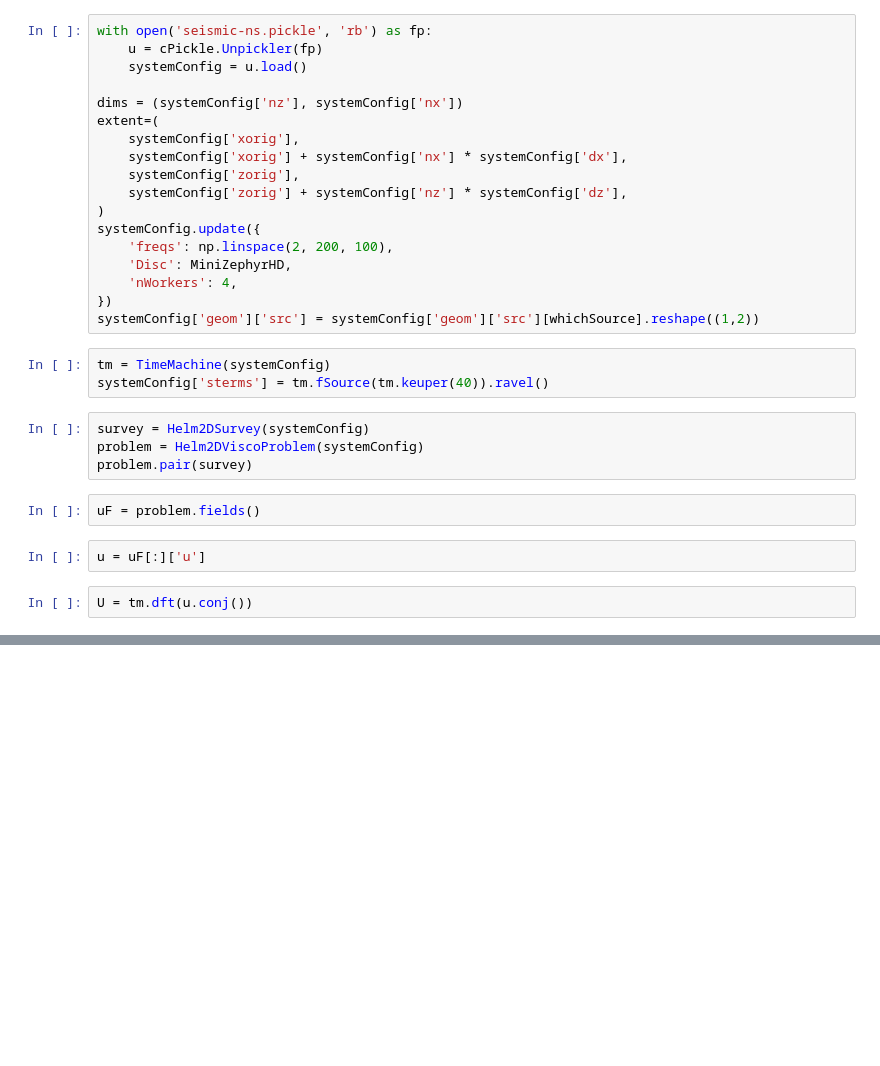
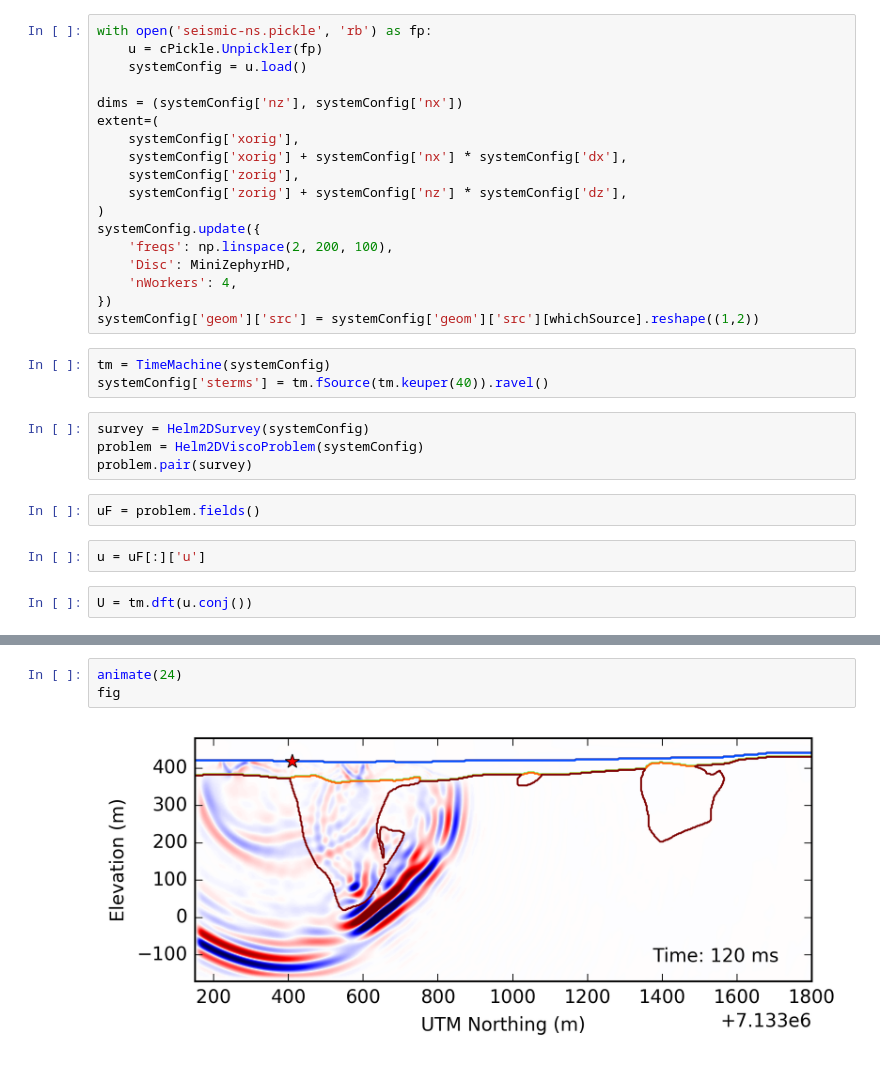
Before and after one commit to simpeg/presentations, a Jupyter notebook: SciPy2016/Geological_model/Seismic Wavefields NS.ipynb, the cells around one changed output, grey strips where cells are left out. Saved outputs shown, nothing was run; the diff lists cells and outputs as text; blank space fills up the shorter version.

```diff
--- a/SciPy2016/Geological_model/Seismic Wavefields NS.ipynb
+++ b/SciPy2016/Geological_model/Seismic Wavefields NS.ipynb
@@ -82,0 +99,5 @@ HTML(anim.to_html5_video())
+# %%
+animate(24)
+fig
+# %% [output]
+[figure, added]
```
Also changed, not shown: parts of 7 cells of this notebook, 1 other file.
